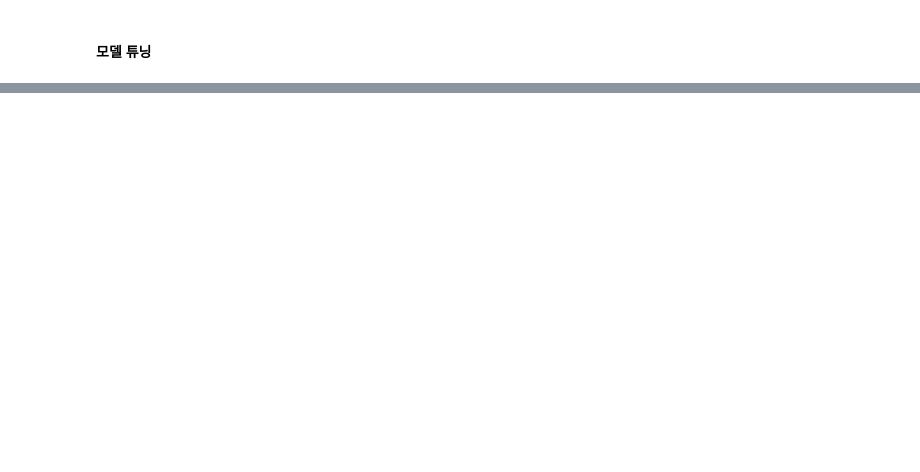
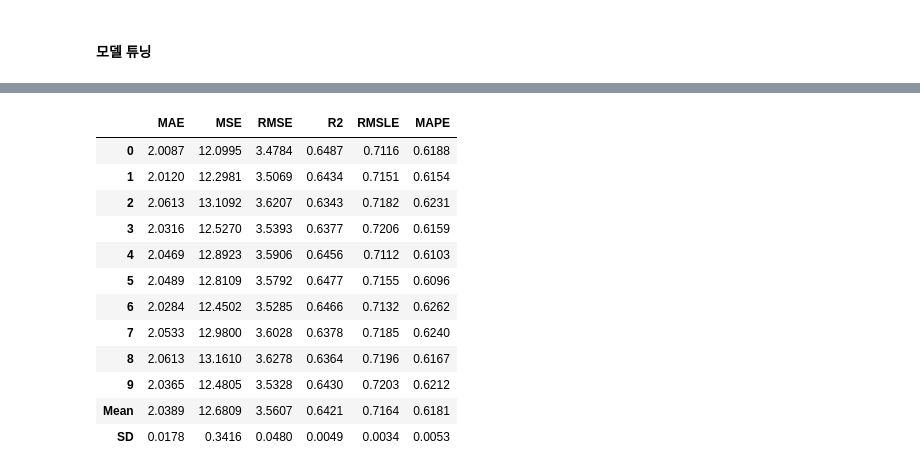
Before and after one commit to Goodmytoy/Passenger_Demand, a Jupyter notebook: model/main.ipynb, the cells around one changed output, grey strips where cells are left out. Cells and saved outputs as stored; diff of their text form; code cells hidden in the pictures; blank space fills up the shorter version.

```diff
--- a/model/main.ipynb
+++ b/model/main.ipynb
@@ -189,0 +216,23 @@ tuned_lightgbm_optuna_tpe = tune_model(lightgbm,
+# %%
+%%time
+tuned_ridge_optuna_tpe = tune_model(ridge,
+                                       optimize = "RMSE",
+                                       search_library = "optuna",
+                                       search_algorithm = "tpe",
+                                       fold = 10,
+                                       return_tuner = True,
+                                       n_iter = 10)
+# %% [output]
+|  | MAE | MSE | RMSE | R2 | RMSLE | MAPE |
+| 0 | 2.0087 | 12.0995 | 3.4784 | 0.6487 | 0.7116 | 0.6188 |
+| 1 | 2.0120 | 12.2981 | 3.5069 | 0.6434 | 0.7151 | 0.6154 |
+| 2 | 2.0613 | 13.1092 | 3.6207 | 0.6343 | 0.7182 | 0.6231 |
+| 3 | 2.0316 | 12.5270 | 3.5393 | 0.6377 | 0.7206 | 0.6159 |
+| 4 | 2.0469 | 12.8923 | 3.5906 | 0.6456 | 0.7112 | 0.6103 |
+| 5 | 2.0489 | 12.8109 | 3.5792 | 0.6477 | 0.7155 | 0.6096 |
+| 6 | 2.0284 | 12.4502 | 3.5285 | 0.6466 | 0.7132 | 0.6262 |
+| 7 | 2.0533 | 12.9800 | 3.6028 | 0.6378 | 0.7185 | 0.6240 |
+| 8 | 2.0613 | 13.1610 | 3.6278 | 0.6364 | 0.7196 | 0.6167 |
+| 9 | 2.0365 | 12.4805 | 3.5328 | 0.6430 | 0.7203 | 0.6212 |
+| Mean | 2.0389 | 12.6809 | 3.5607 | 0.6421 | 0.7164 | 0.6181 |
+| SD | 0.0178 | 0.3416 | 0.0480 | 0.0049 | 0.0034 | 0.0053 |
```
Also changed, not shown: parts of 35 cells of this notebook, 52 other files.
